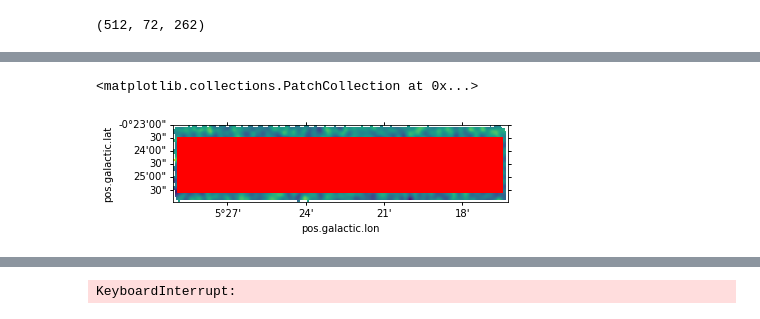
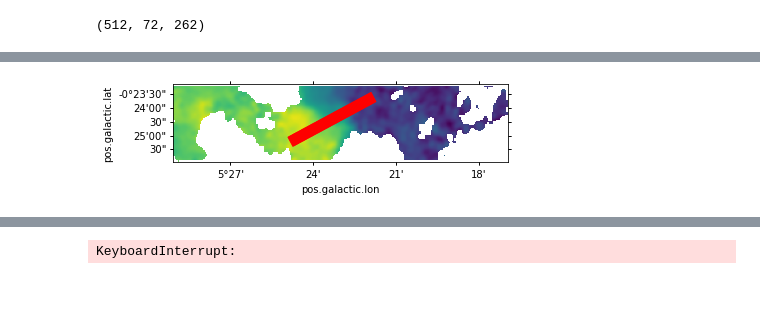
Before and after one commit to SpacialTree/clouds-g5-b1, a Jupyter notebook: PV_Diagrams.ipynb, the cells around one changed output, grey strips where cells are left out. Cells and saved outputs as stored; diff of their text form; code cells hidden in the pictures; blank space fills up the shorter version.

```diff
--- a/PV_Diagrams.ipynb
+++ b/PV_Diagrams.ipynb
@@ -80,10 +80,13 @@ pv_H2CO_spw25 = PVSlicer(cube_H2CO_spw25)
 
 #pl.imshow(cube[25].value, origin='lower')
 # %%
-path = Path([(2,30),(268,30)], width = 45.)
+#path = Path([(2,30),(268,30)], width = 45.)
 #path = Path([(29, 248),(160,19)], width=40.)
-
+path = Path([(90,15),(155,50)], width=8)
 ax = pl.subplot(111, projection=cube_17.wcs.celestial)
-ax.imshow(cube_17[25].value)
+mom0 = cube_25.moment0()
+mom1 = cube_25.moment1()
+mom1 = mom1/(mom0>(1.0*u.K*u.km/u.second))
+ax.imshow(mom1.value)
 path.show_on_axis(ax, spacing=1, color='r')
 # %% [output]
@@ -92,2 +94 @@ WARNING: WCSWarning: WCS1 is missing card PV2_2 [spectral_cube.wcs_utils]
-<matplotlib.collections.PatchCollection at 0x...>
-[figure, old version]
+[figure, new version]
```
Also changed, not shown: parts of 4 cells of this notebook, 6 other files.
